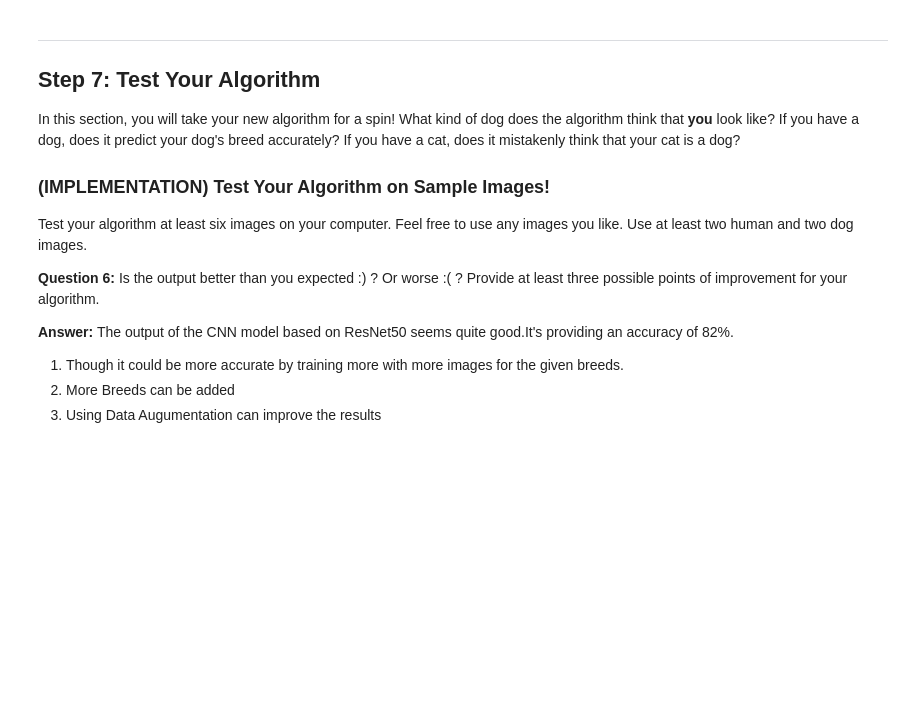
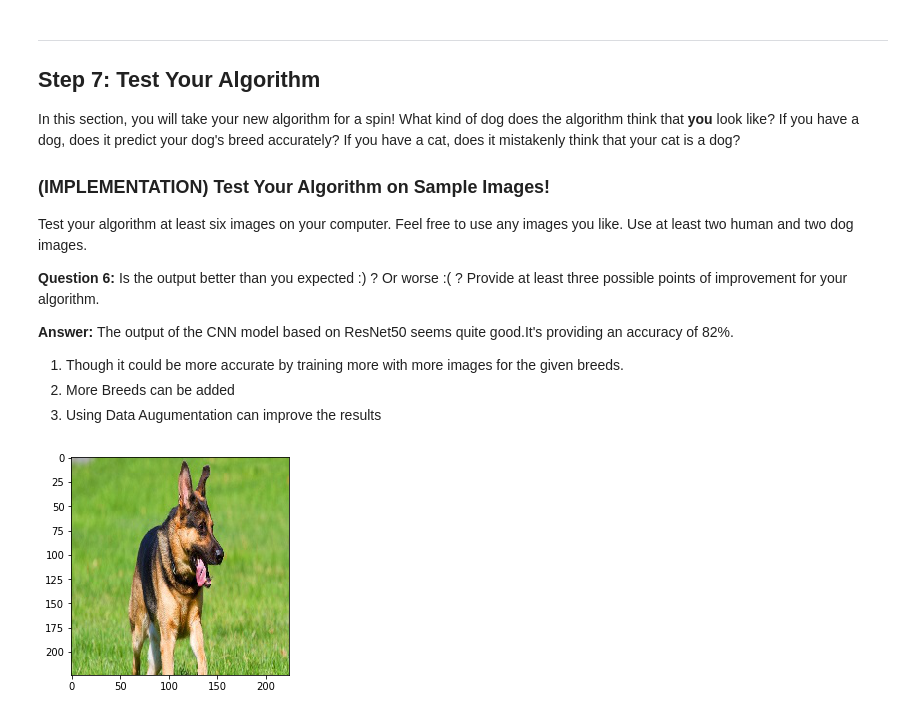
Before and after one commit to AJAX6255/dog-project, a Jupyter notebook: dog_app.ipynb, the cells around one changed output. Cells and saved outputs as stored; diff of their text form; code cells hidden in the pictures; blank space fills up the shorter version.

```diff
--- a/dog_app.ipynb
+++ b/dog_app.ipynb
@@ -215,7 +223,7 @@ import matplotlib.pyplot as plt
 %matplotlib inline
 
 # extract pre-trained face detector
-face_cascade = cv2.CascadeClassifier('lbpcascade/lbpcascade_frontalface.xml')
+face_cascade_lbp = cv2.CascadeClassifier('lbpcascade/lbpcascade_frontalface.xml')
 
 # load color (BGR) image
 img = cv2.imread(human_files[3])
@@ -223,7 +231,7 @@ img = cv2.imread(human_files[3])
 gray = cv2.cvtColor(img, cv2.COLOR_BGR2GRAY)
 
 # find faces in image
-faces = face_cascade.detectMultiScale(gray)
+faces = face_cascade_lbp.detectMultiScale(gray)
 
 # print number of faces detected in the image
 print('Number of faces detected:', len(faces))
@@ -959,0 +921,4 @@ __Answer:__  The output of the CNN model based on ResNet50 seems quite good.It's
+# %%
+predicts_dog_breed_by_image('dog_1.jpg')
+# %% [output]
+[figure, added]
```
Also changed, not shown: parts of 21 cells of this notebook, 1 other file.
